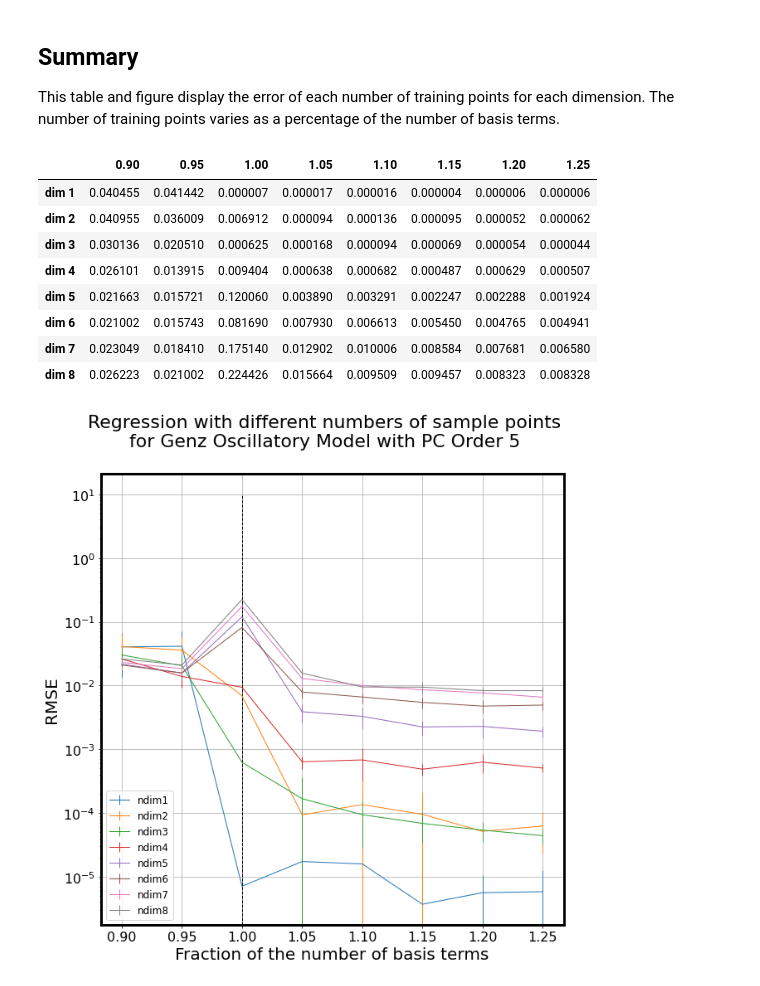
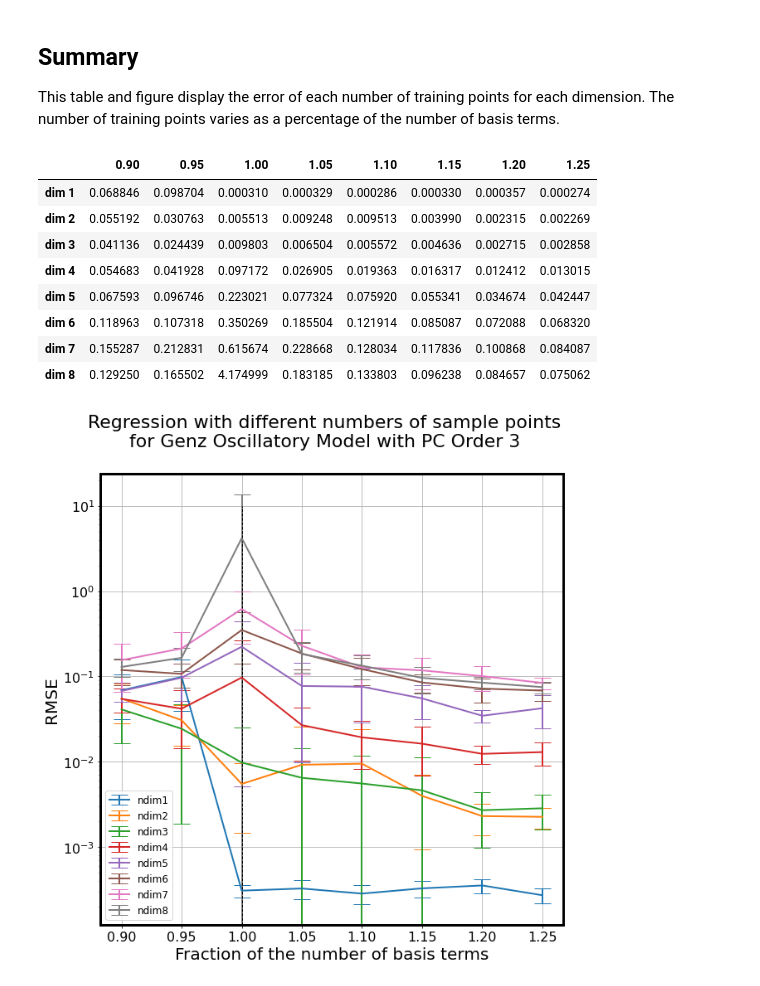
Before and after one commit to sandialabs/UQTk, a Jupyter notebook: examples/surrogate_genz/regression_npts.ipynb, the cells around one changed output. Drawn from its saved outputs; the diff is of its cells as text; code cells hidden in the pictures.

```diff
--- a/examples/surrogate_genz/regression_npts.ipynb
+++ b/examples/surrogate_genz/regression_npts.ipynb
@@ -18,7 +19,7 @@ Will proceed without, but some convergence tests will not be available.
 # %% [markdown]
 ## Inputs
 # %%
-nord = 5           # Order of the PCE
+nord = 3           # Order of the PCE
 pc_type = "LU"     # Polynomial type
 pc_alpha = 0.0     # Free parameter > -1 for Gamma-Laguerre and Beta-Jacobi PCs
 pc_beta = 1.0      # Free parameter > -1 for Gamma-Laguerre and Beta-Jacobi PCs
@@ -27,9 +28,6 @@ max_dim=8          # Maximum number of dimensions to include
 model= 'genz_osc'  # Choices are 'genz_osc', 'genz_exp', 'genz_cont','genz_gaus','genz_cpeak', 'genz_ppeak'
 # %% [markdown]
 First, we define the random number generator.
-# %%
-np.random.seed(42)
-rng = np.random.default_rng()
 # %% [markdown]
 ## Collecting Errors
 # %% [markdown]
@@ -43,6 +41,8 @@ std_dim_errors=np.zeros((max_dim, len(percent)))
 
 # loop through each dimension
 for ndim in range(1, max_dim+1):
+    # instantiate random generator
+    rng = qmc.LatinHypercube(d=ndim, seed=42)
 
     # instantiate PC object
     pc_model = uqtkpce.PCSet("NISPnoq", nord, ndim,pc_type, pc_alpha,pc_beta)
@@ -61,7 +61,8 @@ for ndim in range(1, max_dim+1):
         for i in range(10):
             # train PC at random samples
             #rand=np.random.normal(loc=0, scale=0.5, size=(nTest, ndim))
-            rand=2*rng.random((int(nTest), ndim))-1
+            #rand=2*rng.random((int(nTest), ndim))-1
+            rand=2*rng.random(n=nTest)-1
             f_evals=func(rand, model, np.ones(ndim+1))
 
             # find coefficients
@@ -69,7 +70,8 @@ for ndim in range(1, max_dim+1):
 
             # evaluate at random samples
             #germ_samples=np.random.normal(0,0.5, (nSam,ndim))
-            germ_samples=2*rng.random((nSam, ndim))-1
+            #germ_samples=2*rng.random((nSam, ndim))-1
+            germ_samples=2*rng.random(n=nSam)-1
             pce_evals=pce_tools.UQTkEvaluatePCE(pc_model,c_k,germ_samples)
 
             # find error
@@ -92,21 +94,21 @@ row_label=["dim "+str(i) for i in range(1, max_dim+1)]
 pd.DataFrame(data=mean_dim_errors, index=row_label, columns=percent)
 # %% [output]
 |  | 0.90 | 0.95 | 1.00 | 1.05 | 1.10 | 1.15 | 1.20 | 1.25 |
-| dim 1 | 0.040455 | 0.041442 | 0.000007 | 0.000017 | 0.000016 | 0.000004 | 0.000006 | 0.000006 |
-| dim 2 | 0.040955 | 0.036009 | 0.006912 | 0.000094 | 0.000136 | 0.000095 | 0.000052 | 0.000062 |
-| dim 3 | 0.030136 | 0.020510 | 0.000625 | 0.000168 | 0.000094 | 0.000069 | 0.000054 | 0.000044 |
-| dim 4 | 0.026101 | 0.013915 | 0.009404 | 0.000638 | 0.000682 | 0.000487 | 0.000629 | 0.000507 |
-| dim 5 | 0.021663 | 0.015721 | 0.120060 | 0.003890 | 0.003291 | 0.002247 | 0.002288 | 0.001924 |
-| dim 6 | 0.021002 | 0.015743 | 0.081690 | 0.007930 | 0.006613 | 0.005450 | 0.004765 | 0.004941 |
-| dim 7 | 0.023049 | 0.018410 | 0.175140 | 0.012902 | 0.010006 | 0.008584 | 0.007681 | 0.006580 |
-| dim 8 | 0.026223 | 0.021002 | 0.224426 | 0.015664 | 0.009509 | 0.009457 | 0.008323 | 0.008328 |
+| dim 1 | 0.068846 | 0.098704 | 0.000310 | 0.000329 | 0.000286 | 0.000330 | 0.000357 | 0.000274 |
+| dim 2 | 0.055192 | 0.030763 | 0.005513 | 0.009248 | 0.009513 | 0.003990 | 0.002315 | 0.002269 |
+| dim 3 | 0.041136 | 0.024439 | 0.009803 | 0.006504 | 0.005572 | 0.004636 | 0.002715 | 0.002858 |
+| dim 4 | 0.054683 | 0.041928 | 0.097172 | 0.026905 | 0.019363 | 0.016317 | 0.012412 | 0.013015 |
+| dim 5 | 0.067593 | 0.096746 | 0.223021 | 0.077324 | 0.075920 | 0.055341 | 0.034674 | 0.042447 |
+| dim 6 | 0.118963 | 0.107318 | 0.350269 | 0.185504 | 0.121914 | 0.085087 | 0.072088 | 0.068320 |
+| dim 7 | 0.155287 | 0.212831 | 0.615674 | 0.228668 | 0.128034 | 0.117836 | 0.100868 | 0.084087 |
+| dim 8 | 0.129250 | 0.165502 | 4.174999 | 0.183185 | 0.133803 | 0.096238 | 0.084657 | 0.075062 |
 # %%
 # Create figure
 fig, ax = plt.subplots(figsize=(10,10))
 
 # Plot Error Data
 for ndim in range(1, max_dim +1):
-    plt.errorbar(percent, mean_dim_errors[ndim-1], yerr=std_dim_errors[ndim-1], xerr=None, label=str('ndim'+str(ndim)))
+    plt.errorbar(percent, mean_dim_errors[ndim-1], yerr=std_dim_errors[ndim-1], xerr=None, linewidth=2, markersize=8, capsize=10, label=str('ndim'+str(ndim)))
 
 # Line where number of samples = number of basis terms
 plt.vlines(x = 1, ymin = 0, ymax = 10, colors = 'black', linestyle="dashed")
@@ -118,31 +120,31 @@ plt.ylabel("RMSE",fontsize=20)
 # Create legend
 plt.legend(loc='lower left')
 
 # Model titles to be displayed
 if model=="genz_osc":
     model_title="Genz Oscillatory"
 elif model=="genz_gaus":
     model_title="Genz Gaussian"
 elif model=="genz_ppeak":
     model_title="Genz Product-Peak"
 elif model=="genz_cpeak":
     model_title="Genz Corner-Peak"
 elif model=="genz_exp":
     model_title="Genz Exponential"
 else:
     model_title="Genz Continuous"
 
 # Add title
 fig.suptitle("Regression with different numbers of sample points\nfor %s Model with\
  PC Order %s"%(model_title, str(nord)), fontsize=22)
 
 # Change y scale
 plt.yscale('log')
 
 #Change size of tick labels
 plt.tick_params(axis='both', labelsize=16)
 
 #Show figure
 plt.show()
 # %% [output]
-[figure, old version]
+[figure, new version]
```
Also changed, not shown: parts of 1 cell of this notebook, 3 other files.
